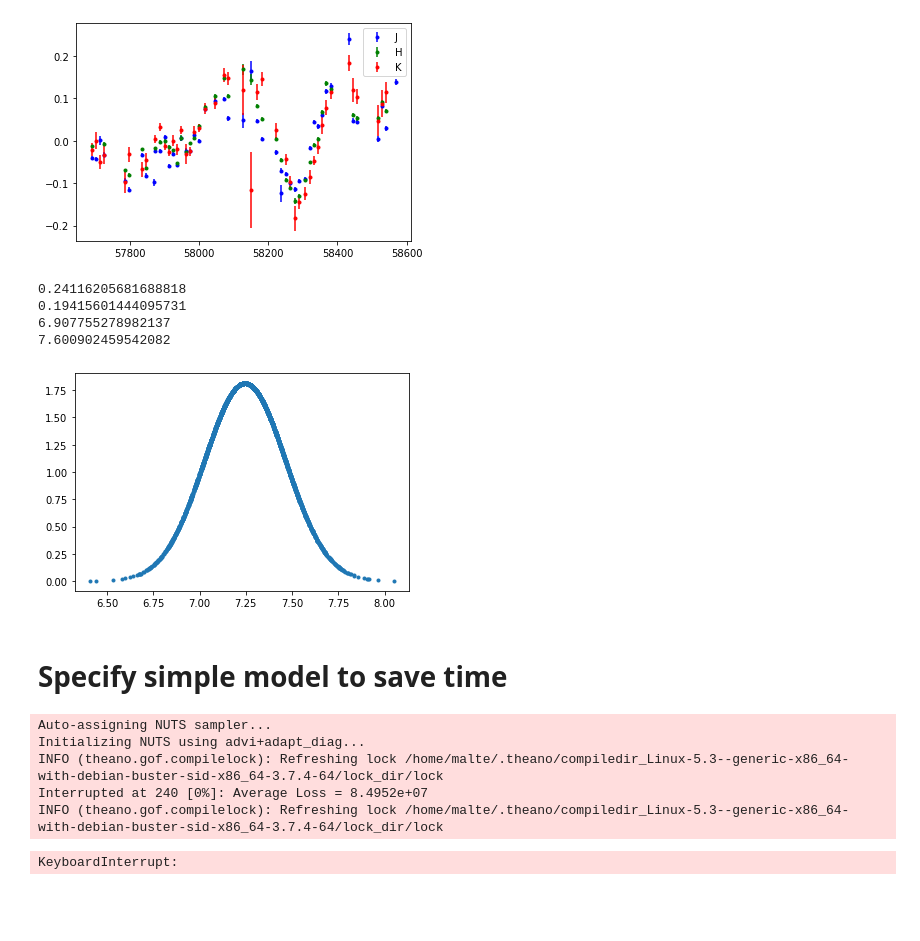
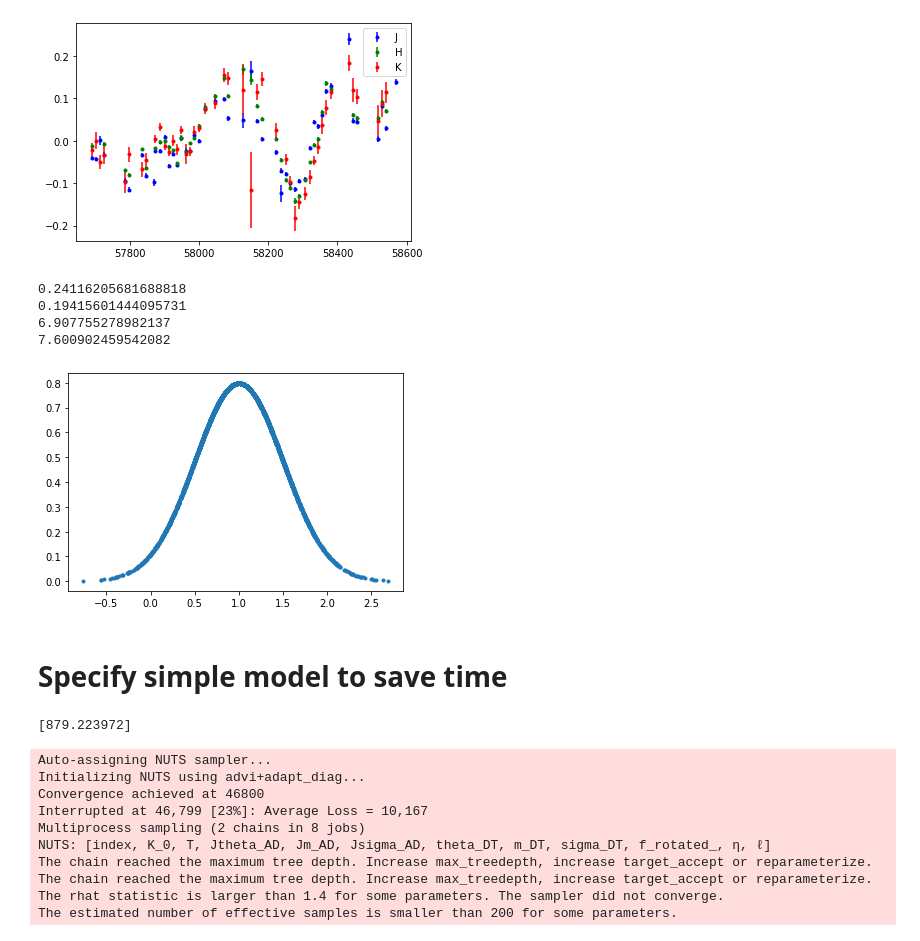
Before and after one commit to MalteBrinch/Master-Thesis-Code, a Jupyter notebook: 7d conv and iterating a GP.ipynb, the cells around one changed output. Drawn from its saved outputs; the diff is of its cells as text; code cells hidden in the pictures; blank space fills up the shorter version.

```diff
--- a/7d conv and iterating a GP.ipynb
+++ b/7d conv and iterating a GP.ipynb
@@ -360,28 +360,28 @@ plt.legend()
 # %%
 import numpy as np
 import matplotlib.pyplot as plt
 
-mu,sigma,n = np.log(1400),0.22,3000
+mu,sigma,n = 1,0.5,3000
 
 def normal(x,mu,sigma):
     return ( 2.*np.pi*sigma**2. )**-.5 * np.exp( -.5 * (x-mu)**2. / sigma**2. )
 
 x = np.random.normal(mu,sigma,n)
 y = normal(x,mu,sigma)
 y_log=normal(np.log(x),mu,sigma)
 
 print(np.log(1400)-np.log(1100))
 print(np.log(1700)-np.log(1400))
 #plt.plot(np.log(x),y_log,'.')
 plt.plot(x,y,'.')
 print(np.log(1000))
 print(np.log(2000))
 # %% [output]
 0.24116205681688818
 0.19415601444095731
 6.907755278982137
 7.600902459542082
-[figure, old version]
+[figure, new version]
 # %% [markdown]
 # Specify simple model to save time
 # %%
@@ -398,13 +398,16 @@ X_new[idx]-XJ
 
 nf = 100
 Xf = np.linspace(min(XJ), max(XJ), n_new)
+print(XJ[-1]-XJ[0])
+# %% [output]
+[879.223972]
 # %%
 with pm.Model() as simpleconvmodel:
 
     #define driving function as Gaussian Process
     #find way to use g band as first guess of value
     #what is the variation timescale of the driving function???
-    ℓ = pm.Bound(pm.Normal, lower=0.01)('ℓ', mu=75.0, sigma=25.0)#pm.Uniform('ℓ', lower=1.0, upper=2.0*70.0)#pm.Bound(pm.Normal, lower=1.2574, upper=3.0*50.0*np.sqrt(2.0))('ℓ', mu=70.0, sigma=35.0)#timescale of variation for the driving function
+    ℓ = pm.Bound(pm.Normal, lower=0.0)('ℓ', mu=1.0, sigma=0.5)#pm.Uniform('ℓ', lower=1.0, upper=2.0*70.0)#pm.Bound(pm.Normal, lower=1.2574, upper=3.0*50.0*np.sqrt(2.0))('ℓ', mu=70.0, sigma=35.0)#timescale of variation for the driving function
     η = pm.Uniform('η', lower=0.0, upper=5.0)#long term standard deviation for the driving function
     cov = η**2 * pm.gp.cov.Exponential(1, ℓ)#using same cov as light curve interpolation
     #const_func = pm.gp.mean.Constant(tt.mean(yJ))#long term mean. Should it be zero or the g-band value?
@@ -412,8 +415,8 @@ with pm.Model() as simpleconvmodel:
 
     #define "anchor points" using gp prior
 
-    f = gp.prior("f", X=Xf)#has all time values for all bands, testval is for g-band diffmag values?
-    #f = f.reshape((1,1,len(Xf),1))
+    f = gp.prior("f", X=XJ)#has all time values for all bands, testval is for g-band diffmag values?
+    f = f.reshape((1,1,len(XJ),1))
 
     #Define priors
 
@@ -443,9 +446,9 @@ with pm.Model() as simpleconvmodel:
     k = 1.38e-23#Boltzmanns constant in J/K
 
     #create conditional distribution to find comparison points
-    f_sim = gp.conditional("f_sim", X_new[idx])
-    fJ = f_sim
-    fJ=fJ.reshape((1,1,len(XJ),1))
+    #f_sim = gp.conditional("f_sim", X_new[idx])
+    #fJ = f_sim
+    #fJ=fJ.reshape((1,1,len(XJ),1))
     #print(fJ.tag.test_value)
 
     #peak Black Body from uniform torus temperature
@@ -477,7 +480,7 @@ with pm.Model() as simpleconvmodel:
 
     #The convolutions
     #filter needs to be odd so tau is odd
-    Jconvol=theano.tensor.nnet.conv2d(fJ[:,:,:,:],Jtransfer,border_mode='half')
+    Jconvol=theano.tensor.nnet.conv2d(f[:,:,:,:],Jtransfer,border_mode='half')
 
     #Define likelihoods
     #k = pm.Uniform('k', lower=1.0, upper=10.0)#Noise boost factor
@@ -489,10 +492,14 @@ with pm.Model() as simpleconvmodel:
 # %% [output]
 Auto-assigning NUTS sampler...
 Initializing NUTS using advi+adapt_diag...
-INFO (theano.gof.compilelock): Refreshing lock /home/malte/.theano/compiledir_Linux-5.3--generic-x86_64-with-debian-buster-sid-x86_64-3.7.4-64/lock_dir/lock
-Interrupted at 240 [0%]: Average Loss = 8.4952e+07
-INFO (theano.gof.compilelock): Refreshing lock /home/malte/.theano/compiledir_Linux-5.3--generic-x86_64-with-debian-buster-sid-x86_64-3.7.4-64/lock_dir/lock
+Convergence achieved at 46800
+Interrupted at 46,799 [23%]: Average Loss = 10,167
+Multiprocess sampling (2 chains in 8 jobs)
+NUTS: [index, K_0, T, Jtheta_AD, Jm_AD, Jsigma_AD, theta_DT, m_DT, sigma_DT, f_rotated_, η, ℓ]
+The chain reached the maximum tree depth. Increase max_treedepth, increase target_accept or reparameterize.
+The chain reached the maximum tree depth. Increase max_treedepth, increase target_accept or reparameterize.
+The rhat statistic is larger than 1.4 for some parameters. The sampler did not converge.
+The estimated number of effective samples is smaller than 200 for some parameters.
-KeyboardInterrupt:
 # %%
 simplenames=['sigma_DT','m_DT','theta_DT','Jsigma_AD','Jm_AD','Jtheta_AD','T','K_0','index', 'η', 'ℓ']
 summ=pm.summary(tracesimple,simplenames)
```
Also changed, not shown: parts of 10 cells of this notebook.
